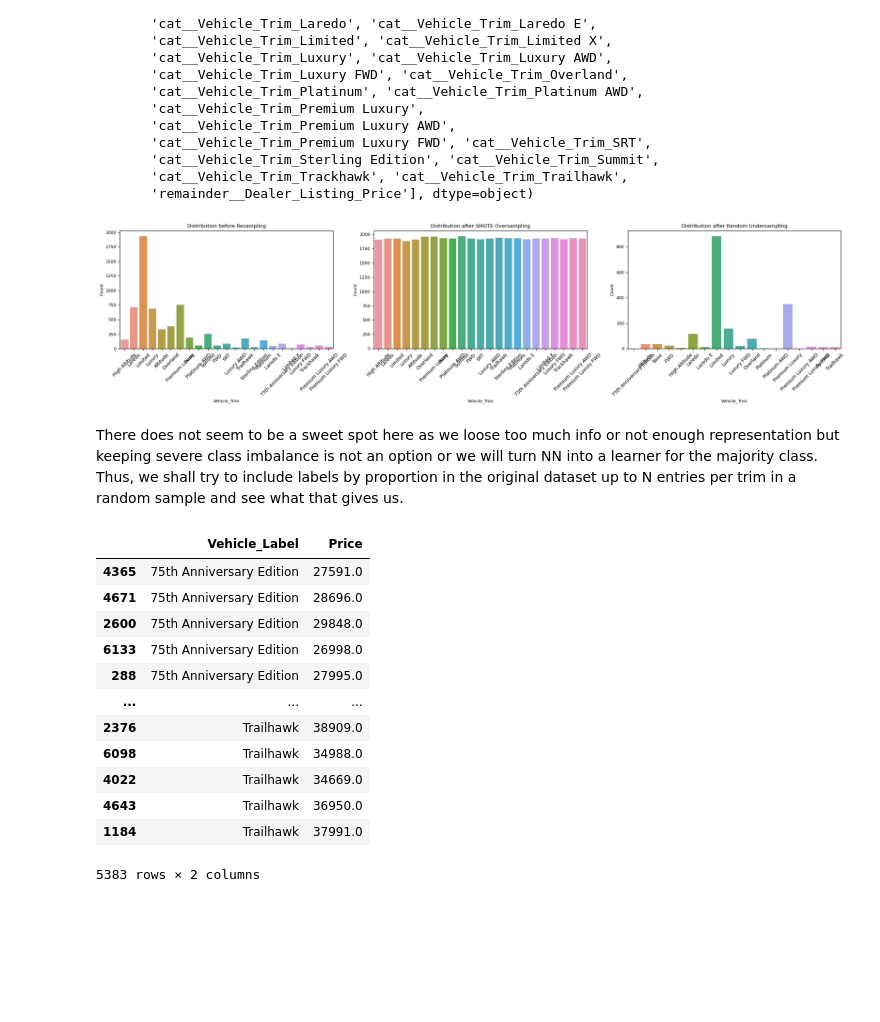
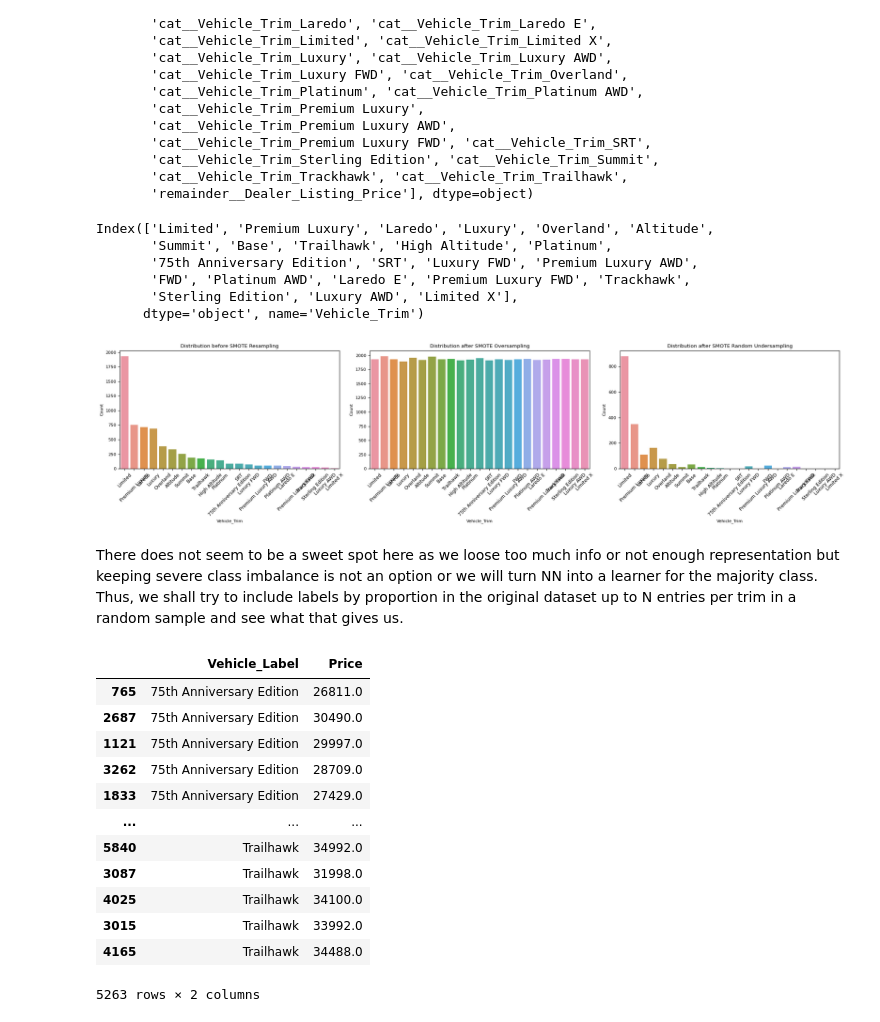
Before and after one commit to gcalbertini/boing, a Jupyter notebook: src/imputationEDA.ipynb, the cells around one changed output. Saved outputs shown, nothing was run; the diff lists cells and outputs as text; code cells hidden in the pictures; blank space fills up the shorter version.

```diff
--- a/src/imputationEDA.ipynb
+++ b/src/imputationEDA.ipynb
@@ -1617,58 +1618,80 @@ array(['cat__Vehicle_Trim_75th Anniversary Edition',
        'cat__Vehicle_Trim_Sterling Edition', 'cat__Vehicle_Trim_Summit',
        'cat__Vehicle_Trim_Trackhawk', 'cat__Vehicle_Trim_Trailhawk',
        'remainder__Dealer_Listing_Price'], dtype=object)
+# %%
+unique_labels_resampled = y_train["Vehicle_Trim"].value_counts().index
+unique_labels_resampled
+# %% [output]
+Index(['Limited', 'Premium Luxury', 'Laredo', 'Luxury', 'Overland', 'Altitude',
+       'Summit', 'Base', 'Trailhawk', 'High Altitude', 'Platinum',
+       '75th Anniversary Edition', 'SRT', 'Luxury FWD', 'Premium Luxury AWD',
+       'FWD', 'Platinum AWD', 'Laredo E', 'Premium Luxury FWD', 'Trackhawk',
+       'Sterling Edition', 'Luxury AWD', 'Limited X'],
+      dtype='object', name='Vehicle_Trim')
 # %%
 from imblearn.over_sampling import ADASYN
 from imblearn.under_sampling import EditedNearestNeighbours
 from matplotlib import pyplot as plt
 
+# Get unique labels sorted by their prevalence
+unique_labels_resampled = y_train["Vehicle_Trim"].value_counts().index
+
+
 # Set up subplots
 fig, axes = plt.subplots(nrows=1, ncols=3, figsize=(20, 5))
 
 # Plot counts before any resampling
-sns.countplot(x=y_train["Vehicle_Trim"], ax=axes[0])
+sns.countplot(x=y_train["Vehicle_Trim"], ax=axes[0], order=unique_labels_resampled)
 axes[0].tick_params(axis="x", rotation=45, labelsize=9)
 axes[0].set_xlabel("Vehicle_Trim")
 axes[0].set_ylabel("Count")
-axes[0].set_title("Distribution before Resampling")
+axes[0].set_title("Distribution before SMOTE Resampling")
 
 # Apply SMOTE oversampling
 # https://medium.com/@penpencil.blr/data-imbalance-how-is-adasyn-different-from-smote-f4eba54867ab
 smote = ADASYN(random_state=42)
 X_resampled_over, y_resampled_over = smote.fit_resample(X_train, y[:, :-1])
 
 # Plot counts after oversampling
-sns.countplot(x=list(inverter(y_resampled_over).flatten()), ax=axes[1])
+sns.countplot(
+    x=list(inverter(y_resampled_over).flatten()),
+    ax=axes[1],
+    order=unique_labels_resampled,
+)
 axes[1].tick_params(axis="x", rotation=45, labelsize=9)
 axes[1].set_xlabel("Vehicle_Trim")
 axes[1].set_ylabel("Count")
 axes[1].set_title("Distribution after SMOTE Oversampling")
 
 # Apply random undersampling
 # https://medium.com/quantyca/oversampling-and-undersampling-adasyn-vs-enn-60828a58db39
 under_sampler = EditedNearestNeighbours(sampling_strategy="all")
 X_resampled_under, y_resampled_under = under_sampler.fit_resample(X_train, y[:, :-1])
 
 # Plot counts after random undersampling
-sns.countplot(x=list(inverter(y_resampled_under).flatten()), ax=axes[2])
+sns.countplot(
+    x=list(inverter(y_resampled_under).flatten()),
+    ax=axes[2],
+    order=unique_labels_resampled,
+)
 axes[2].tick_params(axis="x", rotation=45, labelsize=9)
 axes[2].set_xlabel("Vehicle_Trim")
 axes[2].set_ylabel("Count")
-axes[2].set_title("Distribution after Random Undersampling")
+axes[2].set_title("Distribution after SMOTE Random Undersampling")
 
 # Adjust layout
 plt.tight_layout()
 
 # Show the plot
 plt.show()
 # %% [output]
-[figure, old version]
+[figure, new version]
 # %% [markdown]
 There does not seem to be a sweet spot here as we loose too much info or not enough representation but keeping severe class imbalance is not an option or we will turn NN into a learner for the majority class. Thus, we shall try to include labels by proportion in the original dataset up to N entries per trim in a random sample and see what that gives us.
 # %%
 import pandas as pd
 
-nMax = 1020
+nMax = 900
 resample = pd.DataFrame()
 resample["Vehicle_Label"] = pd.DataFrame(inverter(y[:, :-1]))
 resample["Price"] = pd.DataFrame(y[:, -1])
@@ -1697,18 +1720,18 @@ resampled_data = resampled_data.drop(columns=["Fraction"])
 resampled_data
 # %% [output]
 |  | Vehicle_Label | Price |
-| 4365 | 75th Anniversary Edition | 27591.0 |
-| 4671 | 75th Anniversary Edition | 28696.0 |
-| 2600 | 75th Anniversary Edition | 29848.0 |
-| 6133 | 75th Anniversary Edition | 26998.0 |
-| 288 | 75th Anniversary Edition | 27995.0 |
+| 765 | 75th Anniversary Edition | 26811.0 |
+| 2687 | 75th Anniversary Edition | 30490.0 |
+| 1121 | 75th Anniversary Edition | 29997.0 |
+| 3262 | 75th Anniversary Edition | 28709.0 |
+| 1833 | 75th Anniversary Edition | 27429.0 |
 | ... | ... | ... |
-| 2376 | Trailhawk | 38909.0 |
-| 6098 | Trailhawk | 34988.0 |
-| 4022 | Trailhawk | 34669.0 |
-| 4643 | Trailhawk | 36950.0 |
-| 1184 | Trailhawk | 37991.0 |
+| 5840 | Trailhawk | 34992.0 |
+| 3087 | Trailhawk | 31998.0 |
+| 4025 | Trailhawk | 34100.0 |
+| 3015 | Trailhawk | 33992.0 |
+| 4165 | Trailhawk | 34488.0 |
-5383 rows × 2 columns
+5263 rows × 2 columns
 # %%
 import pandas as pd
 import matplotlib.pyplot as plt
```
Also changed, not shown: parts of 11 cells of this notebook, 6 other files.
